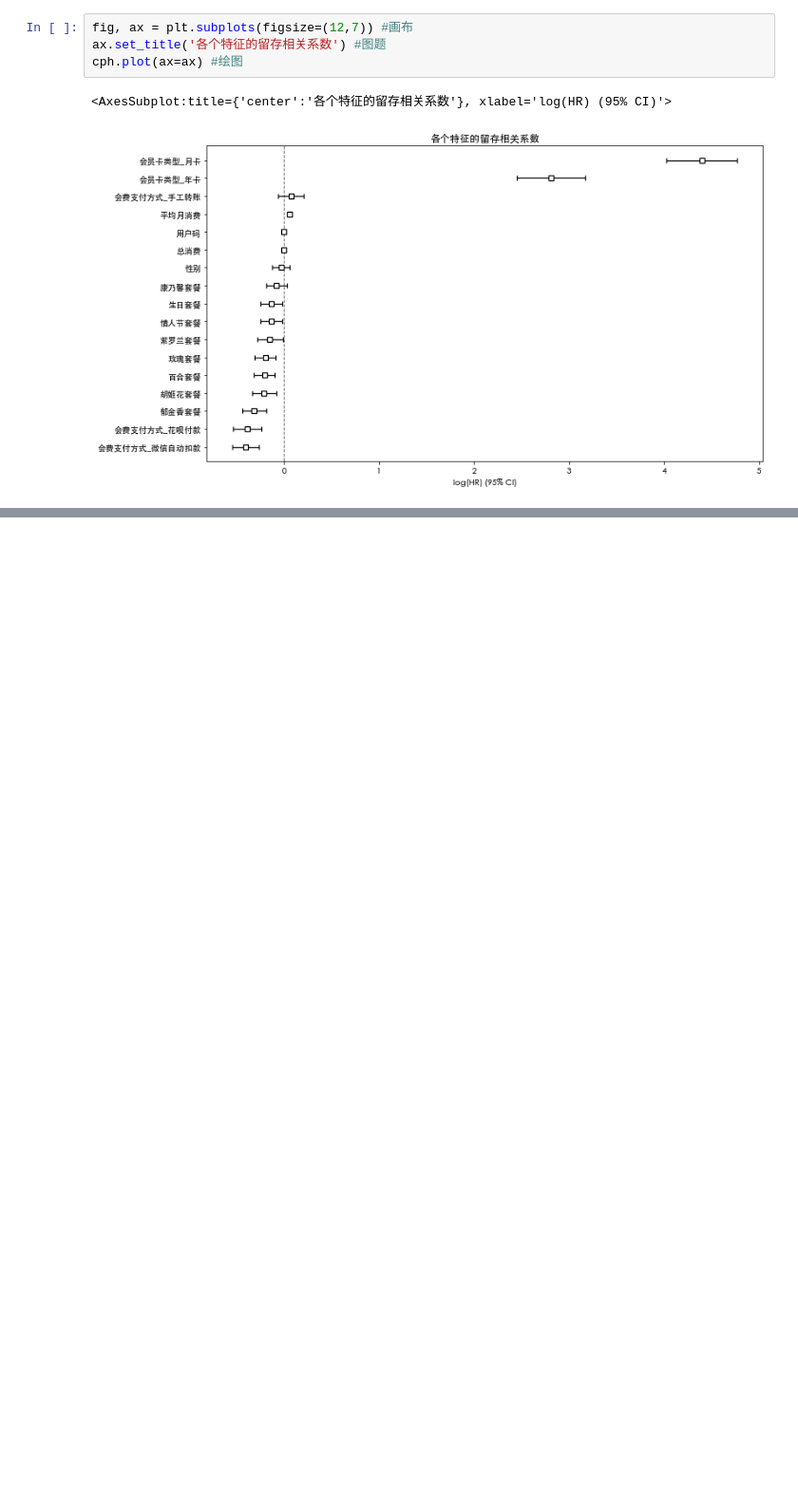
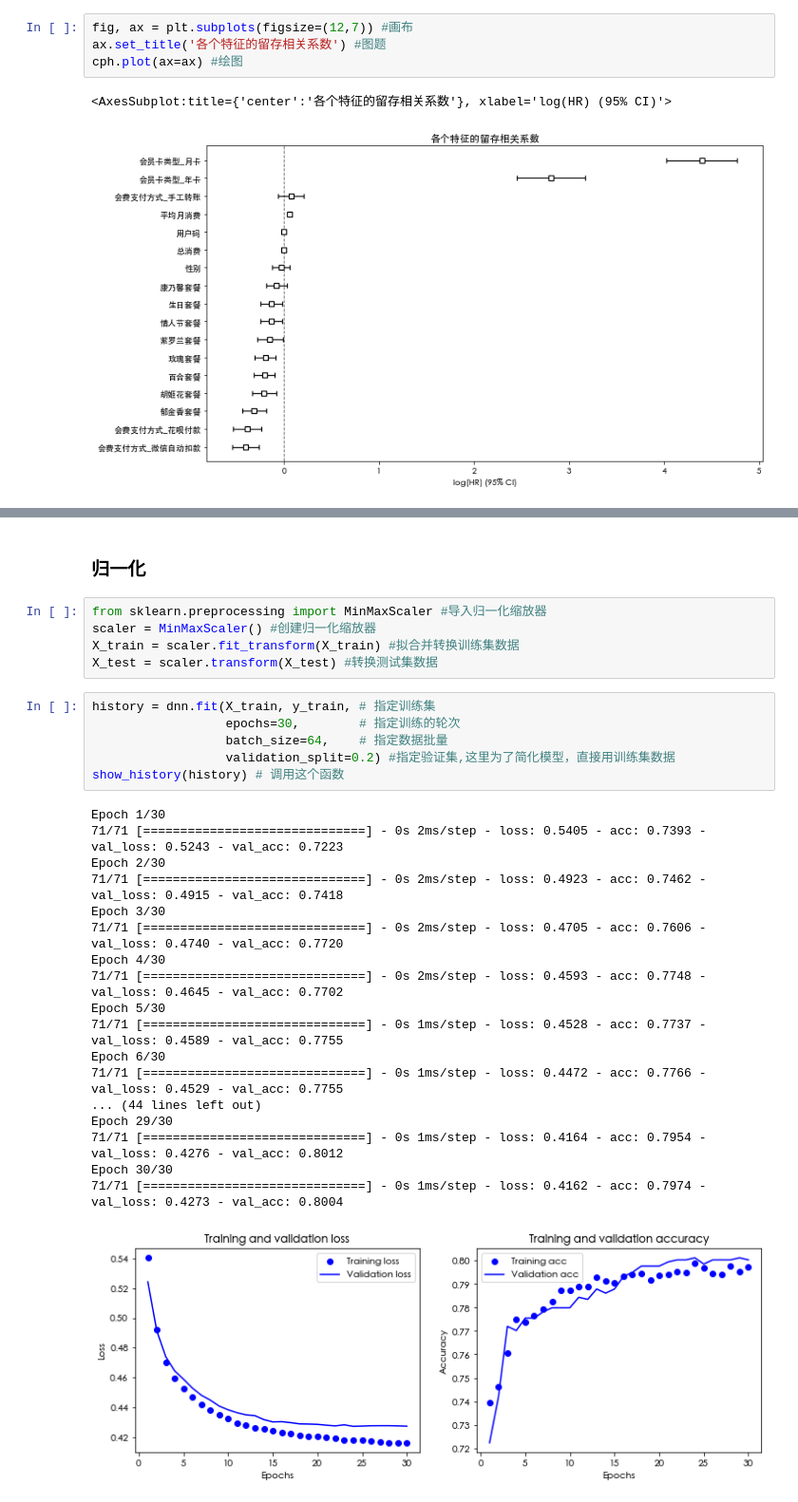
Before and after one commit to eazow/knowledge-hierarchy, a Jupyter notebook: python/machine-learning/retain.ipynb, the cells around one changed output, grey strips where cells are left out. Shown at 95% size. Cells and saved outputs as stored; diff of their text form; blank space fills up the shorter version.

```diff
--- a/python/machine-learning/retain.ipynb
+++ b/python/machine-learning/retain.ipynb
@@ -176,0 +321,32 @@ cph.plot(ax=ax) #绘图
+# %% [markdown]
+### 归一化
+# %%
+from sklearn.preprocessing import MinMaxScaler #导入归一化缩放器
+scaler = MinMaxScaler() #创建归一化缩放器
+X_train = scaler.fit_transform(X_train) #拟合并转换训练集数据
+X_test = scaler.transform(X_test) #转换测试集数据
+# %%
+history = dnn.fit(X_train, y_train, # 指定训练集
+                  epochs=30,        # 指定训练的轮次
+                  batch_size=64,    # 指定数据批量
+                  validation_split=0.2) #指定验证集,这里为了简化模型，直接用训练集数据
+show_history(history) # 调用这个函数
+# %% [output]
+Epoch 1/30
+71/71 [==============================] - 0s 2ms/step - loss: 0.5405 - acc: 0.7393 - val_loss: 0.5243 - val_acc: 0.7223
+Epoch 2/30
+71/71 [==============================] - 0s 2ms/step - loss: 0.4923 - acc: 0.7462 - val_loss: 0.4915 - val_acc: 0.7418
+Epoch 3/30
+71/71 [==============================] - 0s 2ms/step - loss: 0.4705 - acc: 0.7606 - val_loss: 0.4740 - val_acc: 0.7720
+Epoch 4/30
+71/71 [==============================] - 0s 2ms/step - loss: 0.4593 - acc: 0.7748 - val_loss: 0.4645 - val_acc: 0.7702
+Epoch 5/30
+71/71 [==============================] - 0s 1ms/step - loss: 0.4528 - acc: 0.7737 - val_loss: 0.4589 - val_acc: 0.7755
+Epoch 6/30
+71/71 [==============================] - 0s 1ms/step - loss: 0.4472 - acc: 0.7766 - val_loss: 0.4529 - val_acc: 0.7755
+... (44 lines left out)
+Epoch 29/30
+71/71 [==============================] - 0s 1ms/step - loss: 0.4164 - acc: 0.7954 - val_loss: 0.4276 - val_acc: 0.8012
+Epoch 30/30
+71/71 [==============================] - 0s 1ms/step - loss: 0.4162 - acc: 0.7974 - val_loss: 0.4273 - val_acc: 0.8004
+[figure, added]
```
Also changed, not shown: parts of 15 cells of this notebook, 1 other file.
